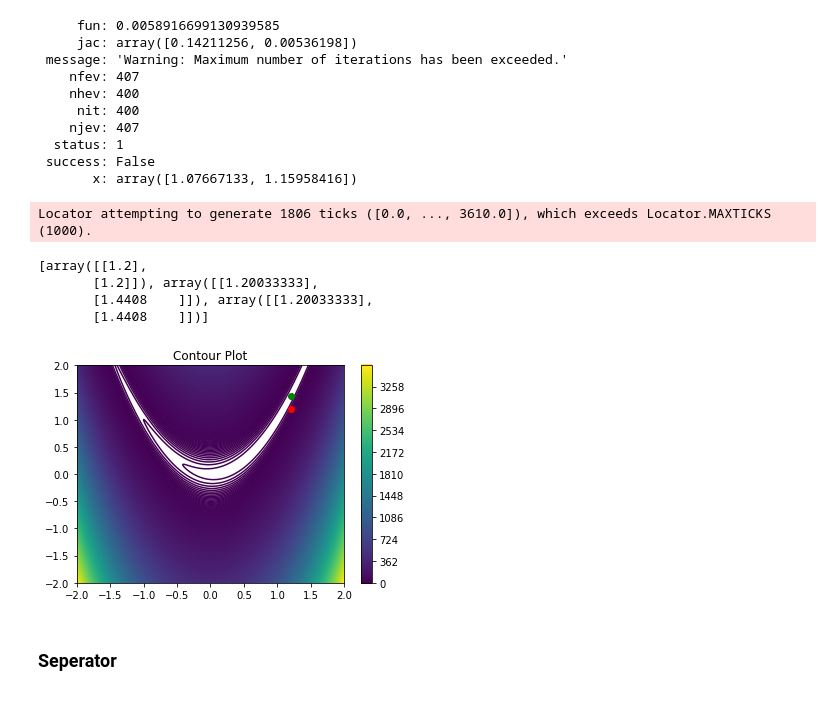
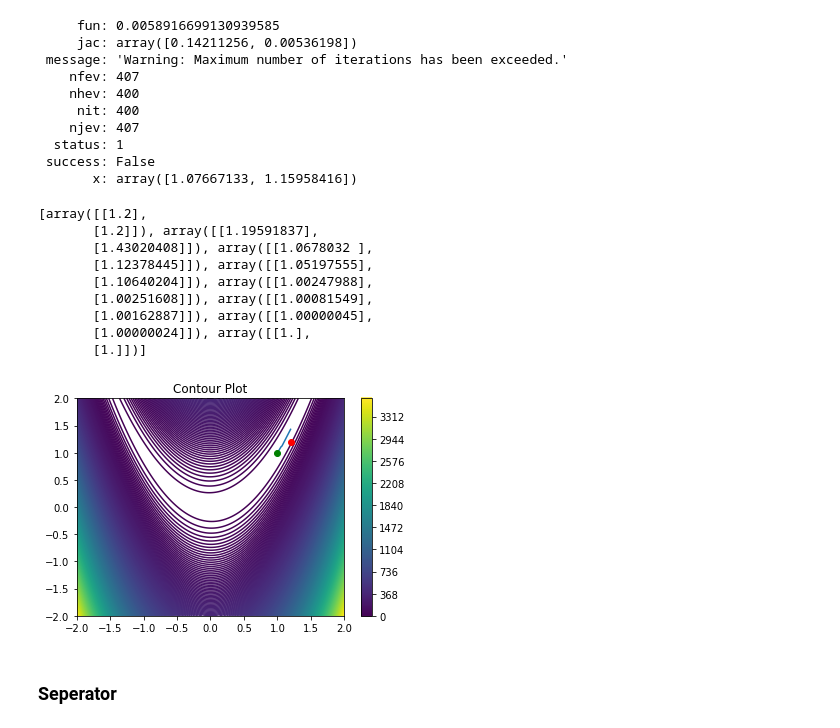
Before and after one commit to JACOBIN-SCTCS/Numerical-Optimization, a Jupyter notebook: Assignment1/sol.ipynb, the cells around one changed output. Saved outputs shown, nothing was run; the diff lists cells and outputs as text; code cells hidden in the pictures.

```diff
--- a/Assignment1/sol.ipynb
+++ b/Assignment1/sol.ipynb
@@ -231,7 +231,7 @@ def rosenbrock_hessian(point):
     x = point[0]
     y = point[1]
     hessian = np.zeros((2,2))
-    hessian[0][0] = 2*b*y - 2*b*x*x
+    hessian[0][0] = 2+12*b*x*x - 4*b*y
     hessian[0][1] = -4*b*x
     hessian[1][0] = -4*b*x
     hessian[1][1] = 2*b
@@ -307,4 +307,4 @@ def steepest_descent_rosenbrock(point):
             break
     return iterations,iterates, function_values, step_sizes
 
-iterations, iterates, function_values , step_sizes = steepest_descent_rosenbrock(np.array([[-1.2],[1.0]]))
+iterations, iterates, function_values , step_sizes = steepest_descent_rosenbrock(np.array([[1.2],[1.2]]))
@@ -428,37 +454,41 @@ minimize(rosenbrock,np.array([1.2,1.2]),method='Newton-CG',jac=rosenbrock_jacobi
 # %%
 def plot_steplength_iterates(step_length,iterates,lower_limit,upper_limit):
 
     res = 1000
     x_values = np.linspace(lower_limit,upper_limit,res)
     y_values = np.linspace(lower_limit,upper_limit,res)
 
     X,Y = np.meshgrid(x_values,y_values)
 
     plot_fn = lambda x,y : rosenbrock(np.array([x,y]))
     Z = plot_fn(X,Y)
 
     fig,ax=plt.subplots(1,1)
-    cp = ax.contour(X, Y, Z,2000)
+    cp = ax.contour(X, Y, Z,500)
     fig.colorbar(cp)
     ax.set_title('Contour Plot')
 
     iterates = np.array(iterates)
     plt.plot(iterates[0,0,0],iterates[0,1,0],'ro')
     plt.plot(iterates[1:len(iterates),0,0],iterates[1:len(iterates),1,0])
     #for i in range(1,len(iterates)):
     #    plt.arrow(iterates[i-1][0,0],iterates[i-1][1,0],dx = iterates[i][0,0] - iterates[i-1][0,0] ,dy = iterates[i][1,0] - iterates[i-1][1,0],width=0.01,head_width = 0.09)
     plt.plot(iterates[len(iterates)-1,0,0], iterates[len(iterates)-1,1,0],'go',linewidth=0.1)
     plt.show()
 
 print(iterates)
 plot_steplength_iterates(step_sizes,iterates,-2.0,2.0)
 # %% [output]
-Locator attempting to generate 1806 ticks ([0.0, ..., 3610.0]), which exceeds Locator.MAXTICKS (1000).
+[array([[1.2],
+       [1.2]]), array([[1.19591837],
+       [1.43020408]]), array([[1.0678032 ],
+       [1.12378445]]), array([[1.05197555],
+       [1.10640204]]), array([[1.00247988],
+       [1.00251608]]), array([[1.00081549],
+       [1.00162887]]), array([[1.00000045],
+       [1.00000024]]), array([[1.],
+       [1.]])]
-[array([[1.2],
-       [1.2]]), array([[1.20033333],
-       [1.4408    ]]), array([[1.20033333],
-       [1.4408    ]])]
-[figure, old version]
+[figure, new version]
 # %%
 def plot_values(function_values):
     time = [i for i in range(len(function_values))]
```
Also changed, not shown: parts of 3 cells of this notebook, 1 other file.
